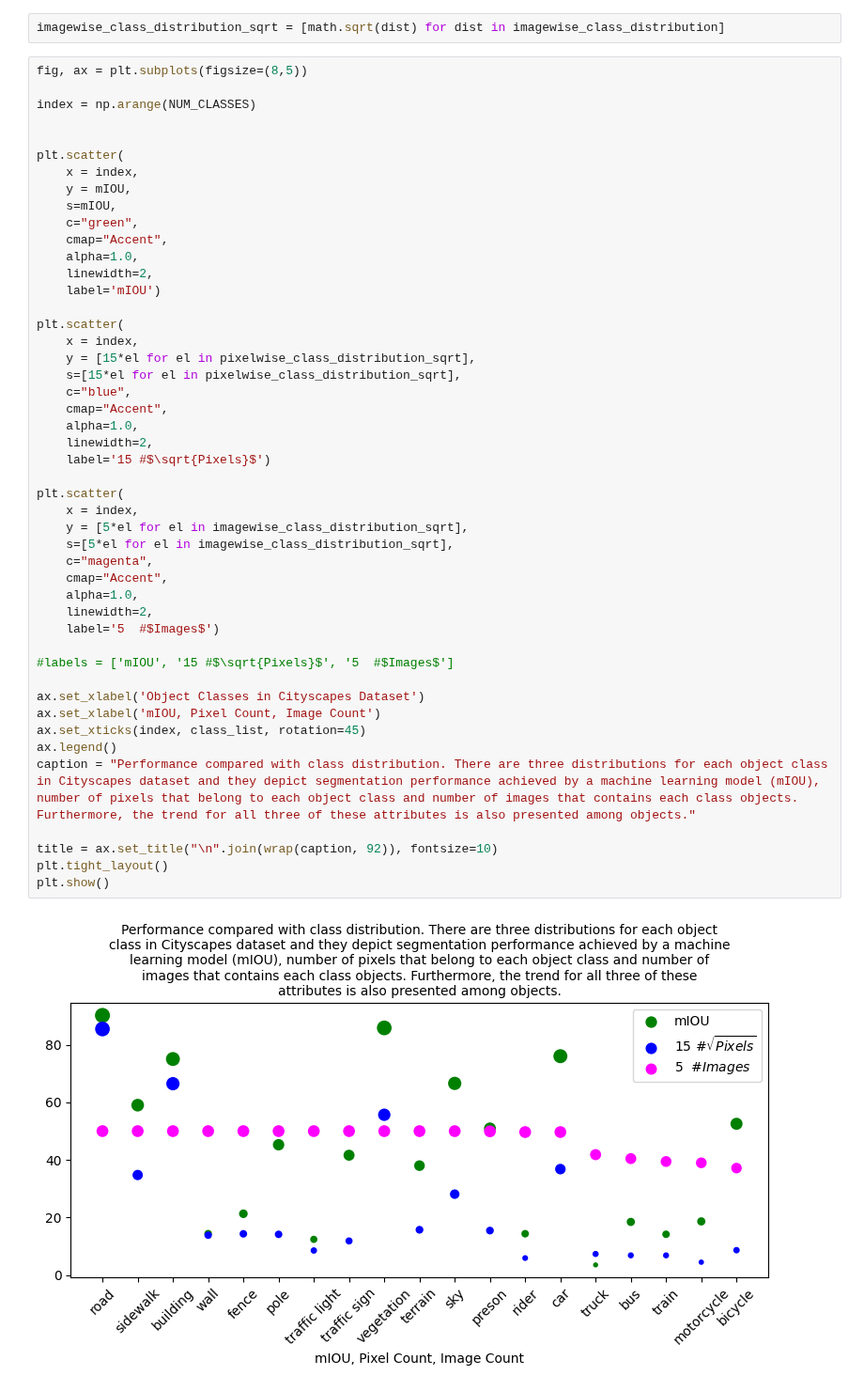
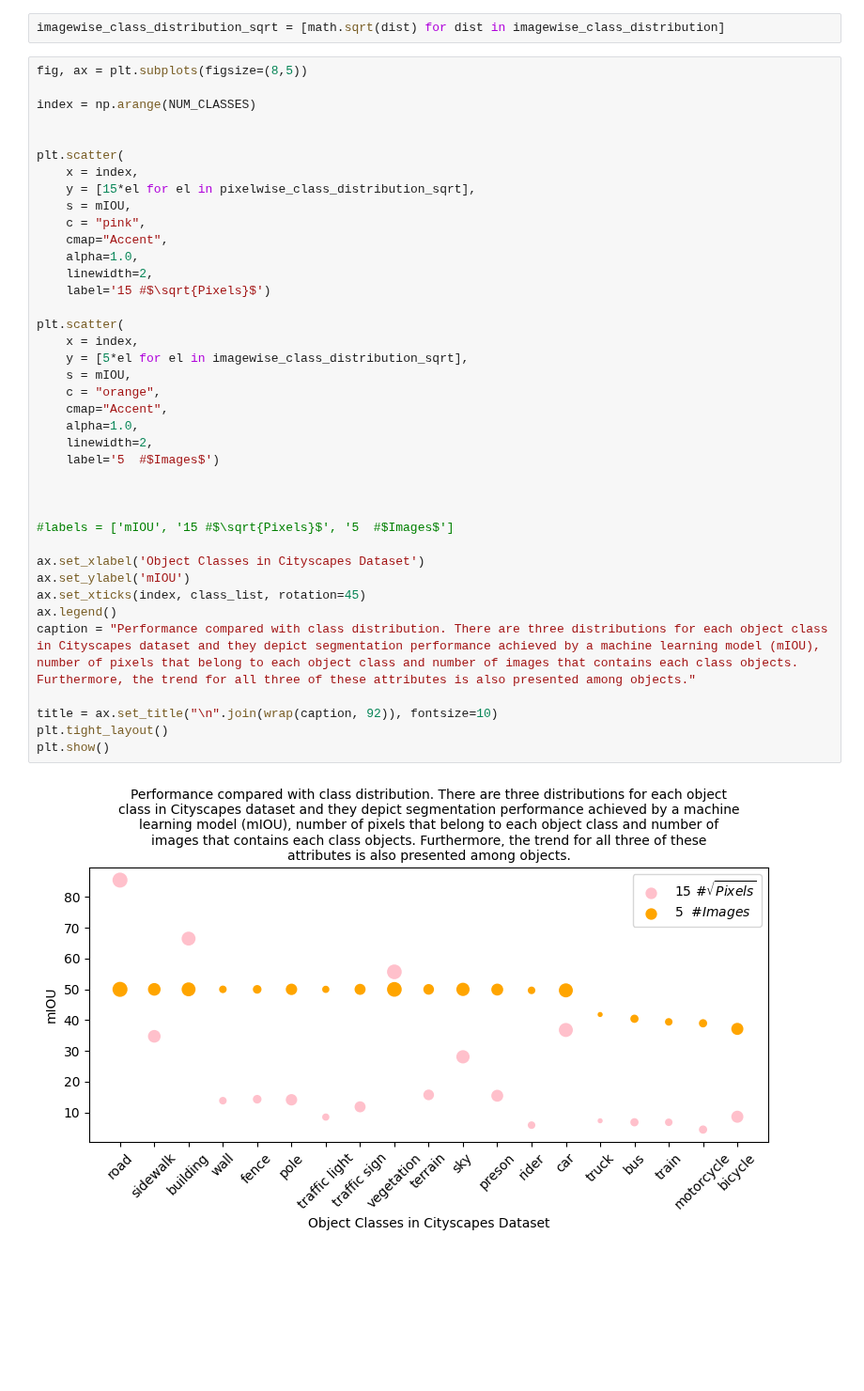
Before and after one commit to dipta007/SeeBel, a Jupyter notebook: codes/vis_1/design_5.ipynb, the cells around one changed output. Shown at 94% size. Drawn from its saved outputs; the diff is of its cells as text; blank space fills up the shorter version.

```diff
--- a/codes/vis_1/design_5.ipynb
+++ b/codes/vis_1/design_5.ipynb
@@ -64,46 +64,38 @@ fig, ax = plt.subplots(figsize=(8,5))
 index = np.arange(NUM_CLASSES)
 
 
 plt.scatter(
     x = index,
-    y = mIOU,
-    s=mIOU,
-    c="green",
-    cmap="Accent",
-    alpha=1.0,
-    linewidth=2,
-    label='mIOU')
-
-plt.scatter(
-    x = index,
     y = [15*el for el in pixelwise_class_distribution_sqrt],
-    s=[15*el for el in pixelwise_class_distribution_sqrt],
-    c="blue",
+    s = mIOU,
+    c = "pink",
     cmap="Accent",
     alpha=1.0,
     linewidth=2,
     label='15 #$\sqrt{Pixels}$')
 
 plt.scatter(
     x = index,
     y = [5*el for el in imagewise_class_distribution_sqrt],
-    s=[5*el for el in imagewise_class_distribution_sqrt],
-    c="magenta",
+    s = mIOU,
+    c = "orange",
     cmap="Accent",
     alpha=1.0,
     linewidth=2,
     label='5  #$Images$')
 
+
+
 #labels = ['mIOU', '15 #$\sqrt{Pixels}$', '5  #$Images$']
 
 ax.set_xlabel('Object Classes in Cityscapes Dataset')
-ax.set_xlabel('mIOU, Pixel Count, Image Count')
+ax.set_ylabel('mIOU')
 ax.set_xticks(index, class_list, rotation=45)
 ax.legend()
 caption = "Performance compared with class distribution. There are three distributions for each object class in Cityscapes dataset and they depict segmentation performance achieved by a machine learning model (mIOU), number of pixels that belong to each object class and number of images that contains each class objects. Furthermore, the trend for all three of these attributes is also presented among objects."
 
 title = ax.set_title("\n".join(wrap(caption, 92)), fontsize=10)
 plt.tight_layout()
 plt.show()
 # %% [output]
-[figure, old version]
+[figure, new version]
```
